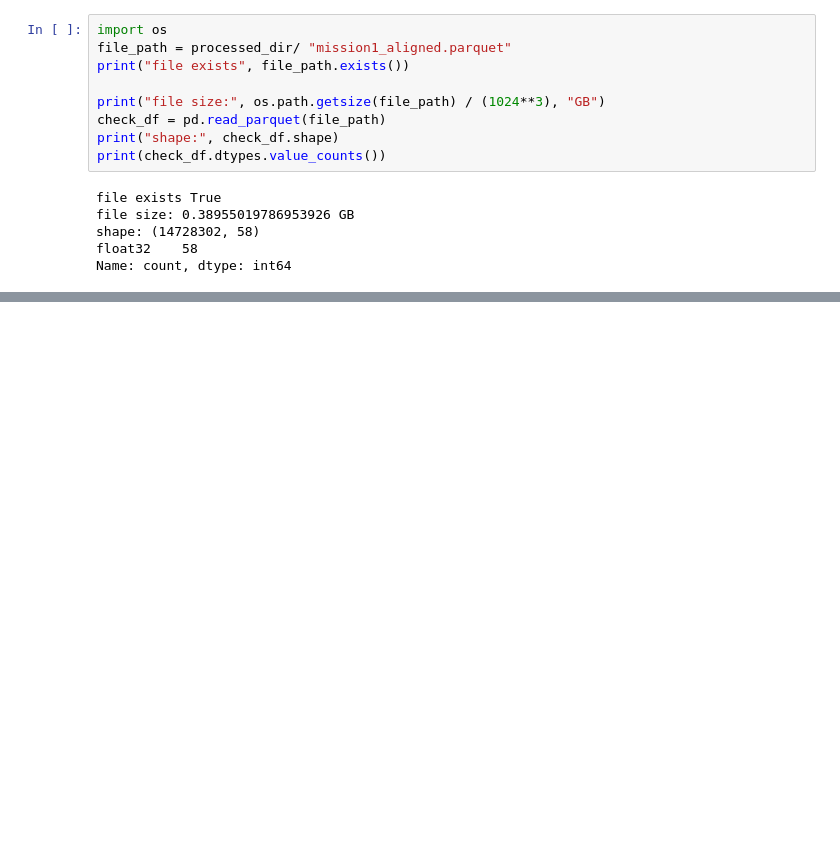
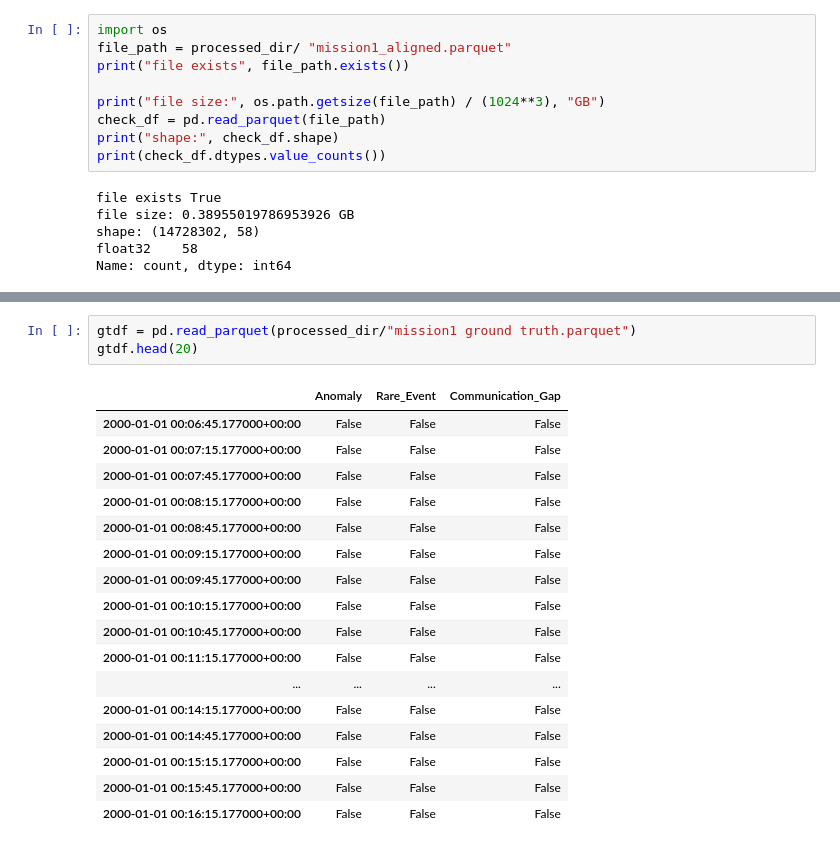
Before and after one commit to Venky025/Predictive-Anomaly-Detection-in-Spacecraft-Telemetry-Data, a Jupyter notebook: Notebooks/Data Preprocessing.ipynb, the cells around one changed output, grey strips where cells are left out. Saved outputs shown, nothing was run; the diff lists cells and outputs as text; blank space fills up the shorter version.

Commit message:
ground truth parquet, data preprocessing done

```diff
--- a/Notebooks/Data Preprocessing.ipynb
+++ b/Notebooks/Data Preprocessing.ipynb
@@ -465,0 +578,21 @@ Name: count, dtype: int64
+# %%
+gtdf = pd.read_parquet(processed_dir/"mission1 ground truth.parquet")
+gtdf.head(20)
+# %% [output]
+|  | Anomaly | Rare_Event | Communication_Gap |
+| 2000-01-01 00:06:45.177000+00:00 | False | False | False |
+| 2000-01-01 00:07:15.177000+00:00 | False | False | False |
+| 2000-01-01 00:07:45.177000+00:00 | False | False | False |
+| 2000-01-01 00:08:15.177000+00:00 | False | False | False |
+| 2000-01-01 00:08:45.177000+00:00 | False | False | False |
+| 2000-01-01 00:09:15.177000+00:00 | False | False | False |
+| 2000-01-01 00:09:45.177000+00:00 | False | False | False |
+| 2000-01-01 00:10:15.177000+00:00 | False | False | False |
+| 2000-01-01 00:10:45.177000+00:00 | False | False | False |
+| 2000-01-01 00:11:15.177000+00:00 | False | False | False |
+| ... | ... | ... | ... |
+| 2000-01-01 00:14:15.177000+00:00 | False | False | False |
+| 2000-01-01 00:14:45.177000+00:00 | False | False | False |
+| 2000-01-01 00:15:15.177000+00:00 | False | False | False |
+| 2000-01-01 00:15:45.177000+00:00 | False | False | False |
+| 2000-01-01 00:16:15.177000+00:00 | False | False | False |
```
Also changed, not shown: parts of 9 cells of this notebook.
